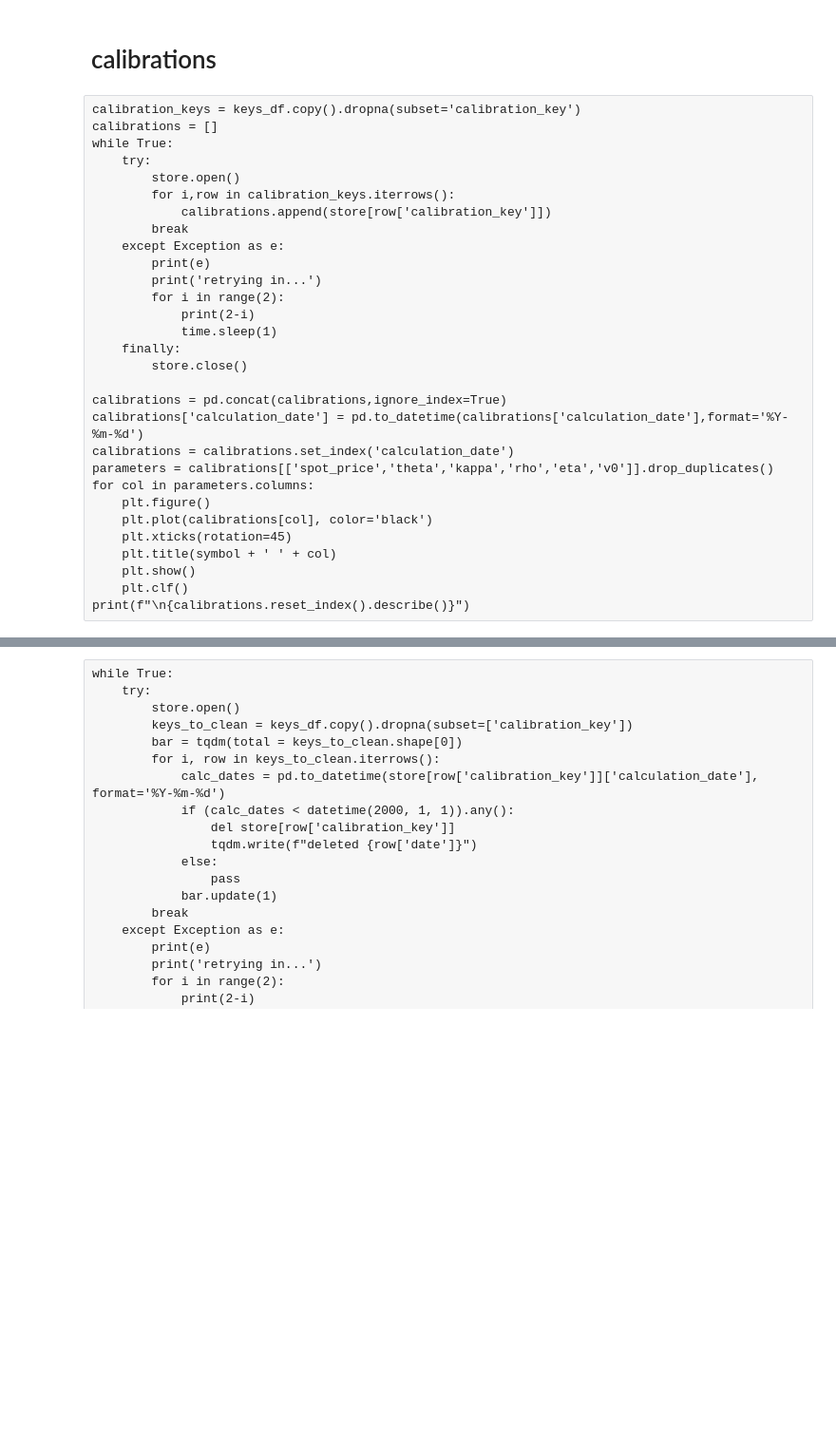
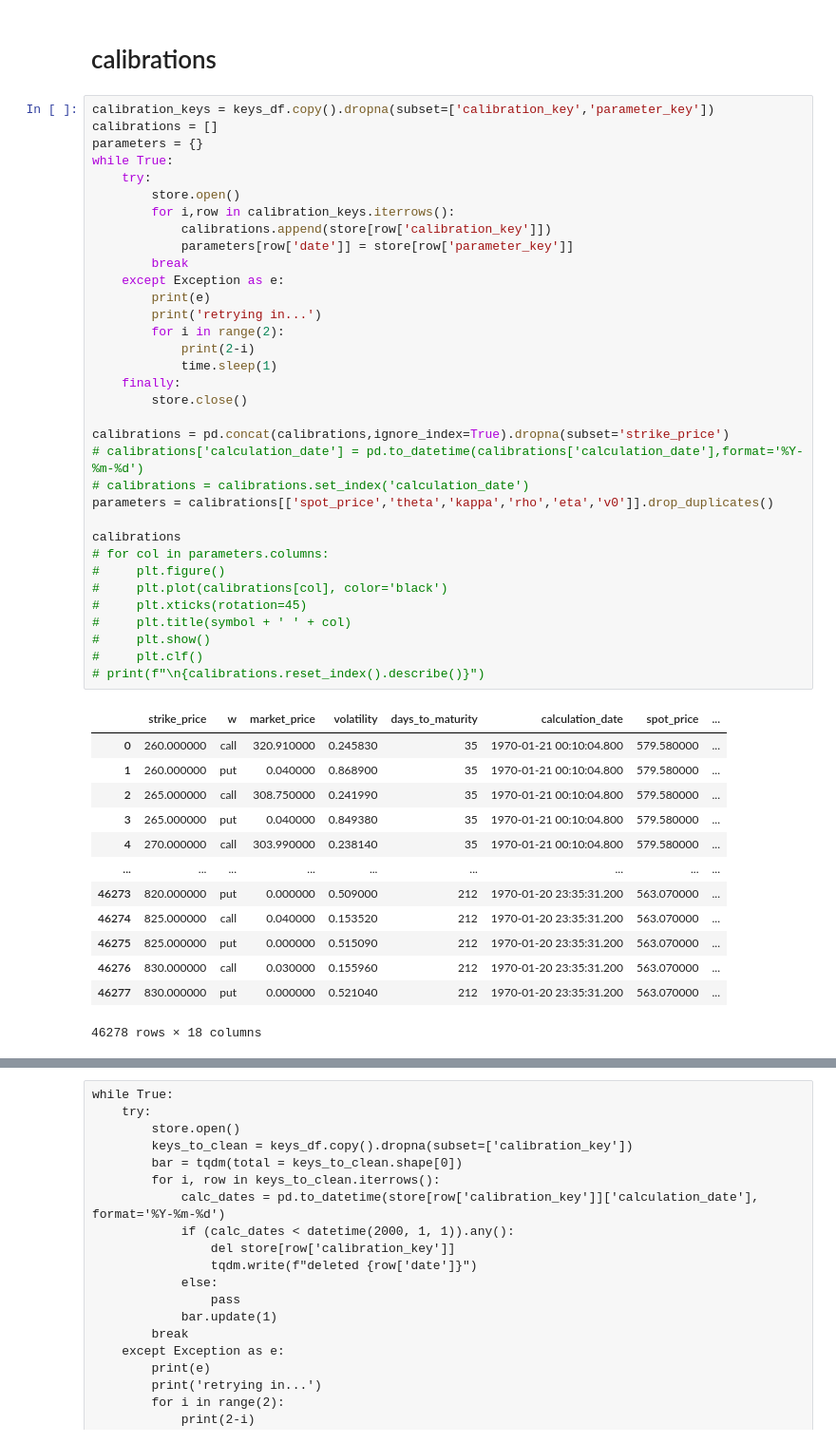
Before and after one commit to boomelage/machine-learning-option-pricing, a Jupyter notebook: historical_data/historical_av_collection/historical_av_data.ipynb, the cells around one changed output, grey strips where cells are left out. Shown at 95% size. Cells and saved outputs as stored; diff of their text form; blank space fills up the shorter version.

```diff
--- a/historical_data/historical_av_collection/historical_av_data.ipynb
+++ b/historical_data/historical_av_collection/historical_av_data.ipynb
@@ -81,33 +81,51 @@ plot_vol_surface(surface)
 <Figure size 640x480 with 0 Axes>
 # %% [markdown]
 # calibrations
-# %% [raw]
-calibration_keys = keys_df.copy().dropna(subset='calibration_key')
-calibrations = []
-while True:
-    try:
-        store.open()
-        for i,row in calibration_keys.iterrows():
-            calibrations.append(store[row['calibration_key']])
-        break
-    except Exception as e:
-        print(e)
-        print('retrying in...')
-        for i in range(2):
-            print(2-i)
-            time.sleep(1)
-    finally:
-        store.close()
-
-calibrations = pd.concat(calibrations,ignore_index=True)
-calibrations['calculation_date'] = pd.to_datetime(calibrations['calculation_date'],format='%Y-%m-%d')
-calibrations = calibrations.set_index('calculation_date')
-parameters = calibrations[['spot_price','theta','kappa','rho','eta','v0']].drop_duplicates()
-for col in parameters.columns:
-    plt.figure()
-    plt.plot(calibrations[col], color='black')
-    plt.xticks(rotation=45)
-    plt.title(symbol + ' ' + col)
-    plt.show()
-    plt.clf()
-print(f"\n{calibrations.reset_index().describe()}")
+# %%
+calibration_keys = keys_df.copy().dropna(subset=['calibration_key','parameter_key'])
+calibrations = []
+parameters = {}
+while True:
+    try:
+        store.open()
+        for i,row in calibration_keys.iterrows():
+            calibrations.append(store[row['calibration_key']])
+            parameters[row['date']] = store[row['parameter_key']]
+        break
+    except Exception as e:
+        print(e)
+        print('retrying in...')
+        for i in range(2):
+            print(2-i)
+            time.sleep(1)
+    finally:
+        store.close()
+
+calibrations = pd.concat(calibrations,ignore_index=True).dropna(subset='strike_price')
+# calibrations['calculation_date'] = pd.to_datetime(calibrations['calculation_date'],format='%Y-%m-%d')
+# calibrations = calibrations.set_index('calculation_date')
+parameters = calibrations[['spot_price','theta','kappa','rho','eta','v0']].drop_duplicates()
+
+calibrations
+# for col in parameters.columns:
+#     plt.figure()
+#     plt.plot(calibrations[col], color='black')
+#     plt.xticks(rotation=45)
+#     plt.title(symbol + ' ' + col)
+#     plt.show()
+#     plt.clf()
+# print(f"\n{calibrations.reset_index().describe()}")
+# %% [output]
+|  | strike_price | w | market_price | volatility | days_to_maturity | calculation_date | spot_price | ... |
+| 0 | 260.000000 | call | 320.910000 | 0.245830 | 35 | 1970-01-21 00:10:04.800 | 579.580000 | ... |
+| 1 | 260.000000 | put | 0.040000 | 0.868900 | 35 | 1970-01-21 00:10:04.800 | 579.580000 | ... |
+| 2 | 265.000000 | call | 308.750000 | 0.241990 | 35 | 1970-01-21 00:10:04.800 | 579.580000 | ... |
+| 3 | 265.000000 | put | 0.040000 | 0.849380 | 35 | 1970-01-21 00:10:04.800 | 579.580000 | ... |
+| 4 | 270.000000 | call | 303.990000 | 0.238140 | 35 | 1970-01-21 00:10:04.800 | 579.580000 | ... |
+| ... | ... | ... | ... | ... | ... | ... | ... | ... |
+| 46273 | 820.000000 | put | 0.000000 | 0.509000 | 212 | 1970-01-20 23:35:31.200 | 563.070000 | ... |
+| 46274 | 825.000000 | call | 0.040000 | 0.153520 | 212 | 1970-01-20 23:35:31.200 | 563.070000 | ... |
+| 46275 | 825.000000 | put | 0.000000 | 0.515090 | 212 | 1970-01-20 23:35:31.200 | 563.070000 | ... |
+| 46276 | 830.000000 | call | 0.030000 | 0.155960 | 212 | 1970-01-20 23:35:31.200 | 563.070000 | ... |
+| 46277 | 830.000000 | put | 0.000000 | 0.521040 | 212 | 1970-01-20 23:35:31.200 | 563.070000 | ... |
+46278 rows × 18 columns
```
Also changed, not shown: parts of 3 cells of this notebook, 3 other files.
